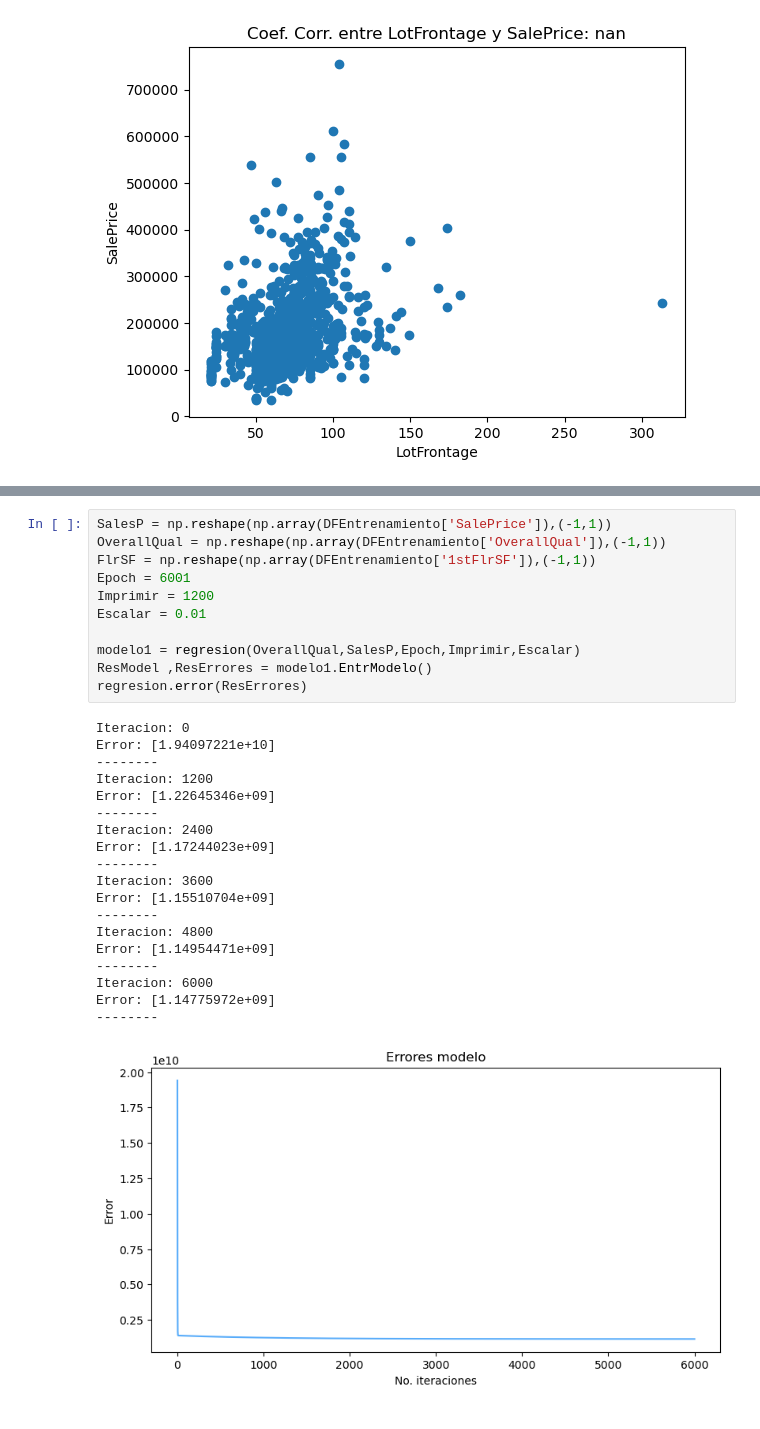
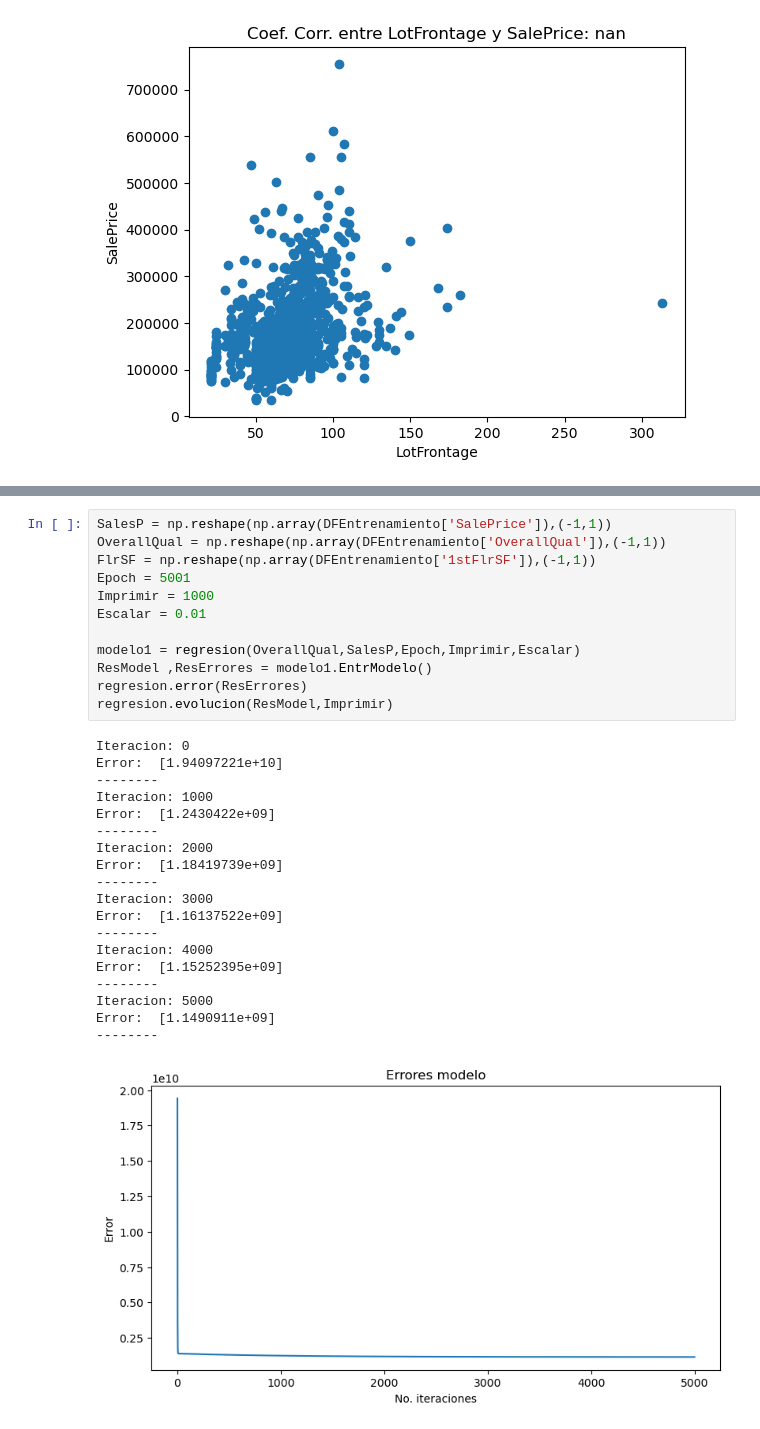
Before and after one commit to IrvinTum/Proyecto1_24008922, a Jupyter notebook: ProyectoFinalV1.ipynb, the cells around one changed output, grey strips where cells are left out. Drawn from its saved outputs; the diff is of its cells as text.

```diff
--- a/ProyectoFinalV1.ipynb
+++ b/ProyectoFinalV1.ipynb
@@ -195,31 +268,32 @@ class regresion():
 # %%
 SalesP = np.reshape(np.array(DFEntrenamiento['SalePrice']),(-1,1))
 OverallQual = np.reshape(np.array(DFEntrenamiento['OverallQual']),(-1,1))
 FlrSF = np.reshape(np.array(DFEntrenamiento['1stFlrSF']),(-1,1))
-Epoch = 6001
-Imprimir = 1200
+Epoch = 5001
+Imprimir = 1000
 Escalar = 0.01
 
 modelo1 = regresion(OverallQual,SalesP,Epoch,Imprimir,Escalar)
 ResModel ,ResErrores = modelo1.EntrModelo()
 regresion.error(ResErrores)
+regresion.evolucion(ResModel,Imprimir)
 # %% [output]
 Iteracion: 0
-Error: [1.94097221e+10]
+Error:  [1.94097221e+10]
 --------
-Iteracion: 1200
-Error: [1.22645346e+09]
+Iteracion: 1000
+Error:  [1.2430422e+09]
 --------
-Iteracion: 2400
-Error: [1.17244023e+09]
+Iteracion: 2000
+Error:  [1.18419739e+09]
 --------
-Iteracion: 3600
-Error: [1.15510704e+09]
+Iteracion: 3000
+Error:  [1.16137522e+09]
 --------
-Iteracion: 4800
-Error: [1.14954471e+09]
+Iteracion: 4000
+Error:  [1.15252395e+09]
 --------
-Iteracion: 6000
-Error: [1.14775972e+09]
+Iteracion: 5000
+Error:  [1.1490911e+09]
 --------
-[figure, old version]
+[figure, new version]
```
Also changed, not shown: parts of 2 cells of this notebook.
